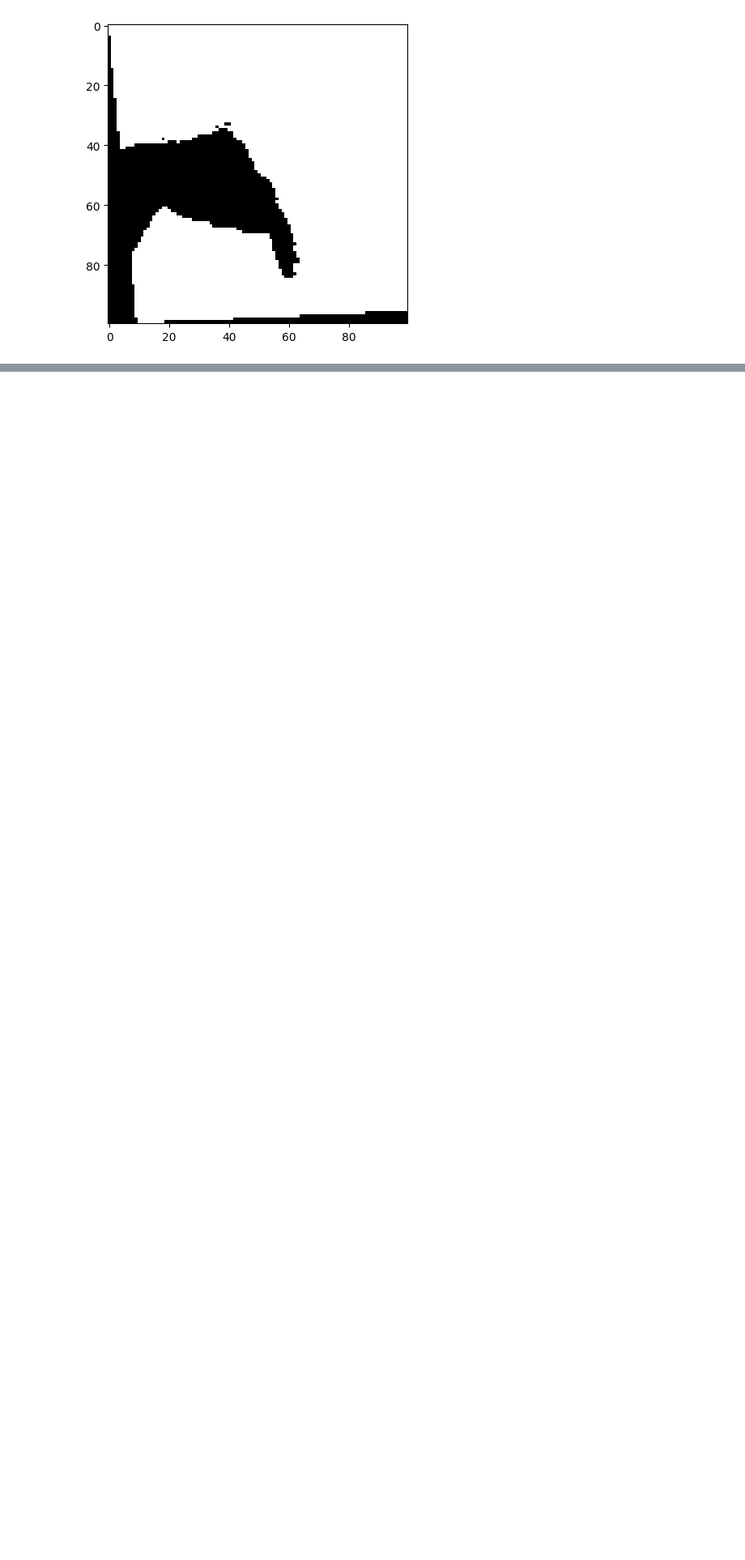
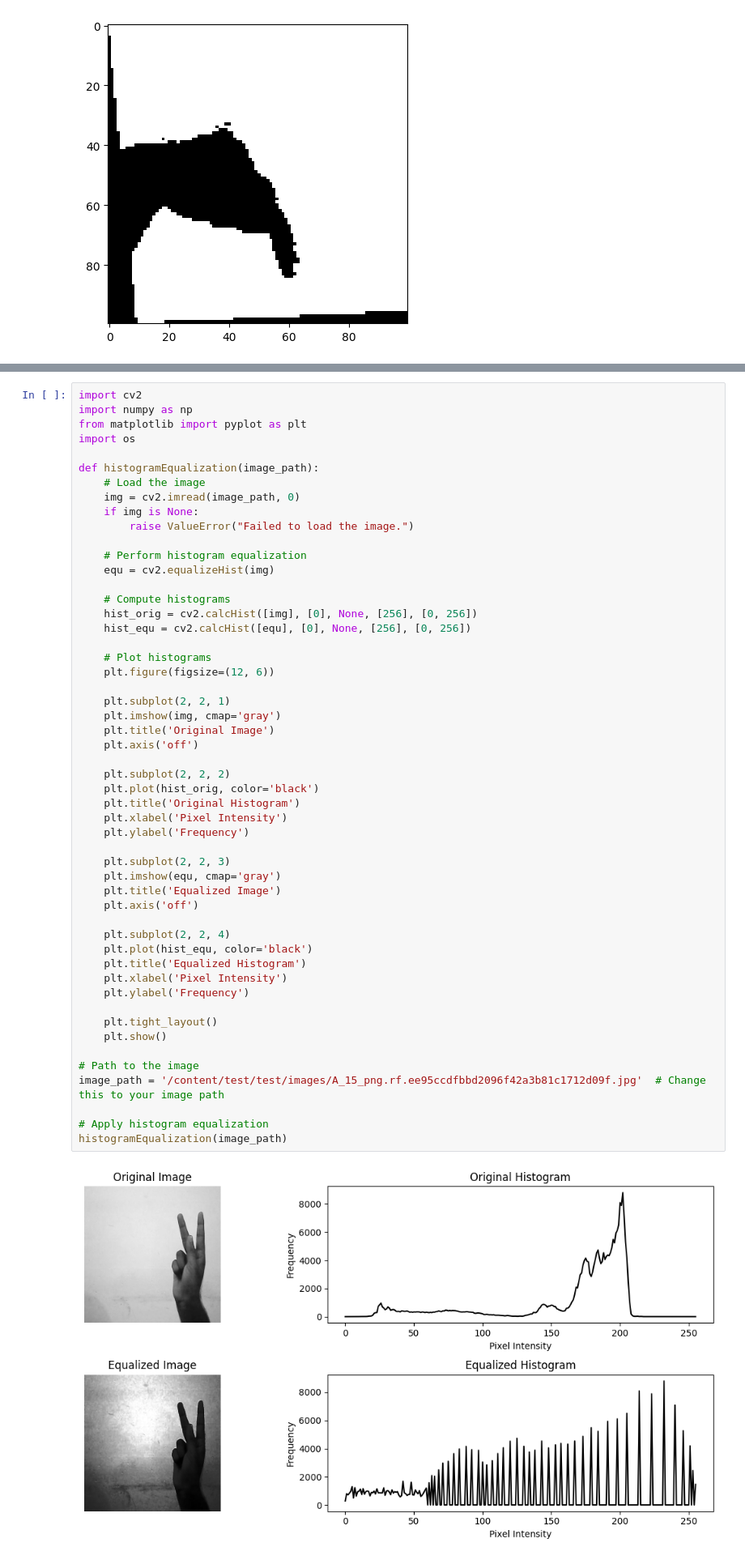
Before and after one commit to AreebaAleem/Digital_Image_Processing, a Jupyter notebook: Untitled4.ipynb, the cells around one changed output, grey strips where cells are left out. Shown at 81% size. Cells and saved outputs as stored; diff of their text form; blank space fills up the shorter version.

```diff
--- a/Untitled4.ipynb
+++ b/Untitled4.ipynb
@@ -478,3 +610,57 @@ plt.show()
+# %%
+import cv2
+import numpy as np
+from matplotlib import pyplot as plt
+import os
+
+def histogramEqualization(image_path):
+    # Load the image
+    img = cv2.imread(image_path, 0)
+    if img is None:
+        raise ValueError("Failed to load the image.")
+
+    # Perform histogram equalization
+    equ = cv2.equalizeHist(img)
+
+    # Compute histograms
+    hist_orig = cv2.calcHist([img], [0], None, [256], [0, 256])
+    hist_equ = cv2.calcHist([equ], [0], None, [256], [0, 256])
+
+    # Plot histograms
+    plt.figure(figsize=(12, 6))
+
+    plt.subplot(2, 2, 1)
+    plt.imshow(img, cmap='gray')
+    plt.title('Original Image')
+    plt.axis('off')
+
+    plt.subplot(2, 2, 2)
+    plt.plot(hist_orig, color='black')
+    plt.title('Original Histogram')
+    plt.xlabel('Pixel Intensity')
+    plt.ylabel('Frequency')
+
+    plt.subplot(2, 2, 3)
+    plt.imshow(equ, cmap='gray')
+    plt.title('Equalized Image')
+    plt.axis('off')
+
+    plt.subplot(2, 2, 4)
+    plt.plot(hist_equ, color='black')
+    plt.title('Equalized Histogram')
+    plt.xlabel('Pixel Intensity')
+    plt.ylabel('Frequency')
+
+    plt.tight_layout()
+    plt.show()
+
+# Path to the image
+image_path = '/content/test/test/images/A_15_png.rf.ee95ccdfbbd2096f42a3b81c1712d09f.jpg'  # Change this to your image path
+
+# Apply histogram equalization
+histogramEqualization(image_path)
+# %% [output]
+[figure, added]
 # %%
 from tensorflow.keras.preprocessing.image import ImageDataGenerator
 
```
Also changed, not shown: parts of 2 cells of this notebook.
